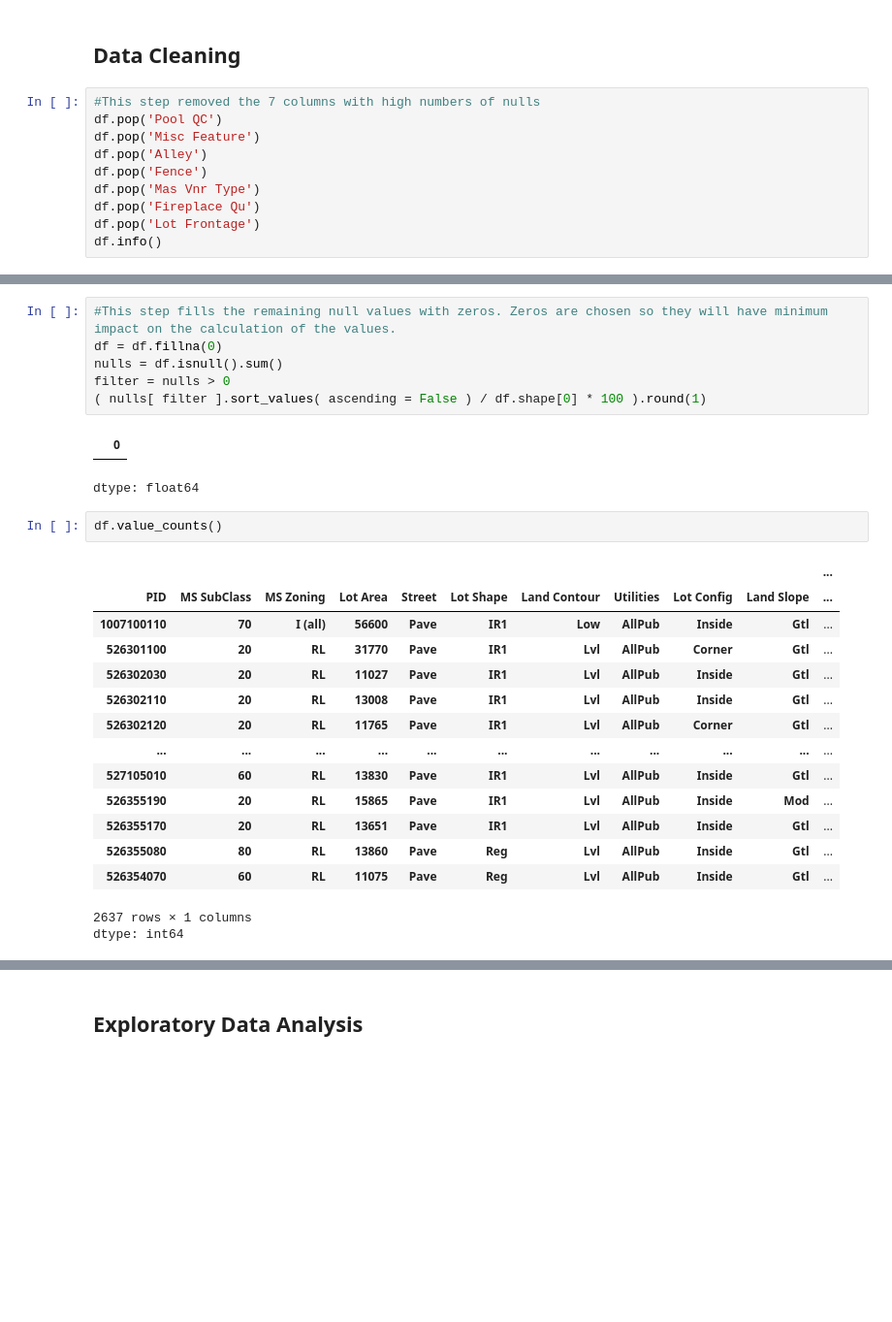
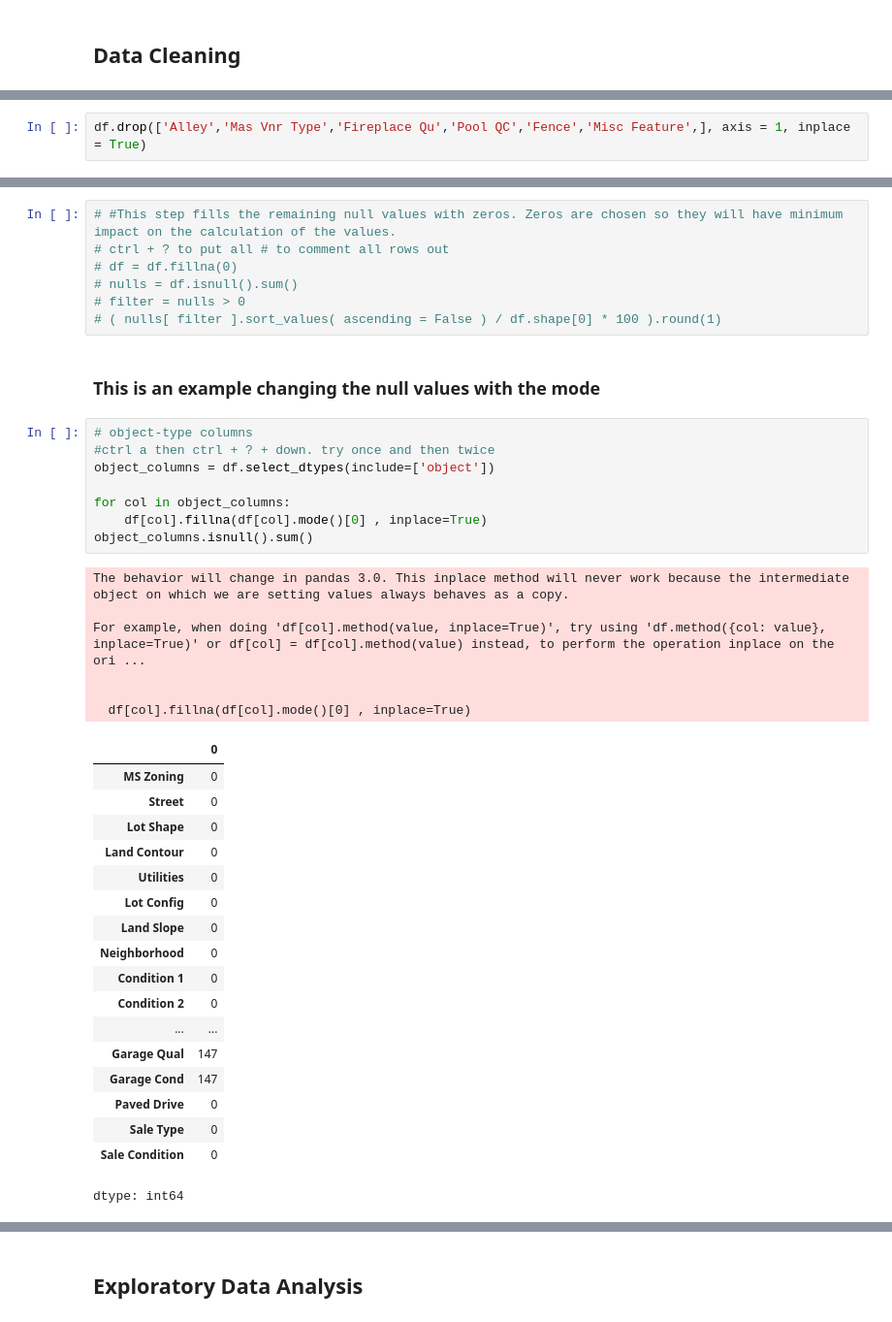
Before and after one commit to etmcrae/DDDS-Cohort-16-Projects, a Jupyter notebook: Housing_Description_for_Students.ipynb, the cells around one changed output, grey strips where cells are left out. Shown at 97% size. Drawn from its saved outputs; the diff is of its cells as text; blank space fills up the shorter version.

```diff
--- a/Housing_Description_for_Students.ipynb
+++ b/Housing_Description_for_Students.ipynb
@@ -104,13 +105,3 @@ filter = nulls > 0
 dtype: float64
 # %% [markdown]
 ## Data Cleaning
-# %%
-#This step removed the 7 columns with high numbers of nulls
-df.pop('Pool QC')
-df.pop('Misc Feature')
-df.pop('Alley')
-df.pop('Fence')
-df.pop('Mas Vnr Type')
-df.pop('Fireplace Qu')
-df.pop('Lot Frontage')
-df.info()
@@ -134,0 +108,2 @@ memory usage: 1.5+ MB
+# %%
+df.drop(['Alley','Mas Vnr Type','Fireplace Qu','Pool QC','Fence','Misc Feature',], axis = 1, inplace = True)
@@ -135,27 +112,42 @@ memory usage: 1.5+ MB
 # %%
-#This step fills the remaining null values with zeros. Zeros are chosen so they will have minimum impact on the calculation of the values.
-df = df.fillna(0)
-nulls = df.isnull().sum()
-filter = nulls > 0
-( nulls[ filter ].sort_values( ascending = False ) / df.shape[0] * 100 ).round(1)
+# #This step fills the remaining null values with zeros. Zeros are chosen so they will have minimum impact on the calculation of the values.
+# ctrl + ? to put all # to comment all rows out
+# df = df.fillna(0)
+# nulls = df.isnull().sum()
+# filter = nulls > 0
+# ( nulls[ filter ].sort_values( ascending = False ) / df.shape[0] * 100 ).round(1)
-# %% [output]
-|  | 0 |
-dtype: float64
-# %%
-df.value_counts()
-# %% [output]
-|  |  |  |  |  |  |  |  |  |  | ... |
-| PID | MS SubClass | MS Zoning | Lot Area | Street | Lot Shape | Land Contour | Utilities | Lot Config | Land Slope | ... |
-| 1007100110 | 70 | I (all) | 56600 | Pave | IR1 | Low | AllPub | Inside | Gtl | ... |
-| 526301100 | 20 | RL | 31770 | Pave | IR1 | Lvl | AllPub | Corner | Gtl | ... |
-| 526302030 | 20 | RL | 11027 | Pave | IR1 | Lvl | AllPub | Inside | Gtl | ... |
-| 526302110 | 20 | RL | 13008 | Pave | IR1 | Lvl | AllPub | Inside | Gtl | ... |
-| 526302120 | 20 | RL | 11765 | Pave | IR1 | Lvl | AllPub | Corner | Gtl | ... |
-| ... | ... | ... | ... | ... | ... | ... | ... | ... | ... | ... |
-| 527105010 | 60 | RL | 13830 | Pave | IR1 | Lvl | AllPub | Inside | Gtl | ... |
-| 526355190 | 20 | RL | 15865 | Pave | IR1 | Lvl | AllPub | Inside | Mod | ... |
-| 526355170 | 20 | RL | 13651 | Pave | IR1 | Lvl | AllPub | Inside | Gtl | ... |
-| 526355080 | 80 | RL | 13860 | Pave | Reg | Lvl | AllPub | Inside | Gtl | ... |
-| 526354070 | 60 | RL | 11075 | Pave | Reg | Lvl | AllPub | Inside | Gtl | ... |
-2637 rows × 1 columns
-dtype: int64
+# %% [markdown]
+### This is an example changing the null values with the mode
+# %%
+# object-type columns
+#ctrl a then ctrl + ? + down. try once and then twice
+object_columns = df.select_dtypes(include=['object'])
+
+for col in object_columns:
+    df[col].fillna(df[col].mode()[0] , inplace=True)
+object_columns.isnull().sum()
+# %% [output]
+The behavior will change in pandas 3.0. This inplace method will never work because the intermediate object on which we are setting values always behaves as a copy.
+
+For example, when doing 'df[col].method(value, inplace=True)', try using 'df.method({col: value}, inplace=True)' or df[col] = df[col].method(value) instead, to perform the operation inplace on the ori ...
+
+
+  df[col].fillna(df[col].mode()[0] , inplace=True)
+|  | 0 |
+| MS Zoning | 0 |
+| Street | 0 |
+| Lot Shape | 0 |
+| Land Contour | 0 |
+| Utilities | 0 |
+| Lot Config | 0 |
+| Land Slope | 0 |
+| Neighborhood | 0 |
+| Condition 1 | 0 |
+| Condition 2 | 0 |
+| ... | ... |
+| Garage Qual | 147 |
+| Garage Cond | 147 |
+| Paved Drive | 0 |
+| Sale Type | 0 |
+| Sale Condition | 0 |
+dtype: int64
```
Also changed, not shown: parts of 31 cells of this notebook.
